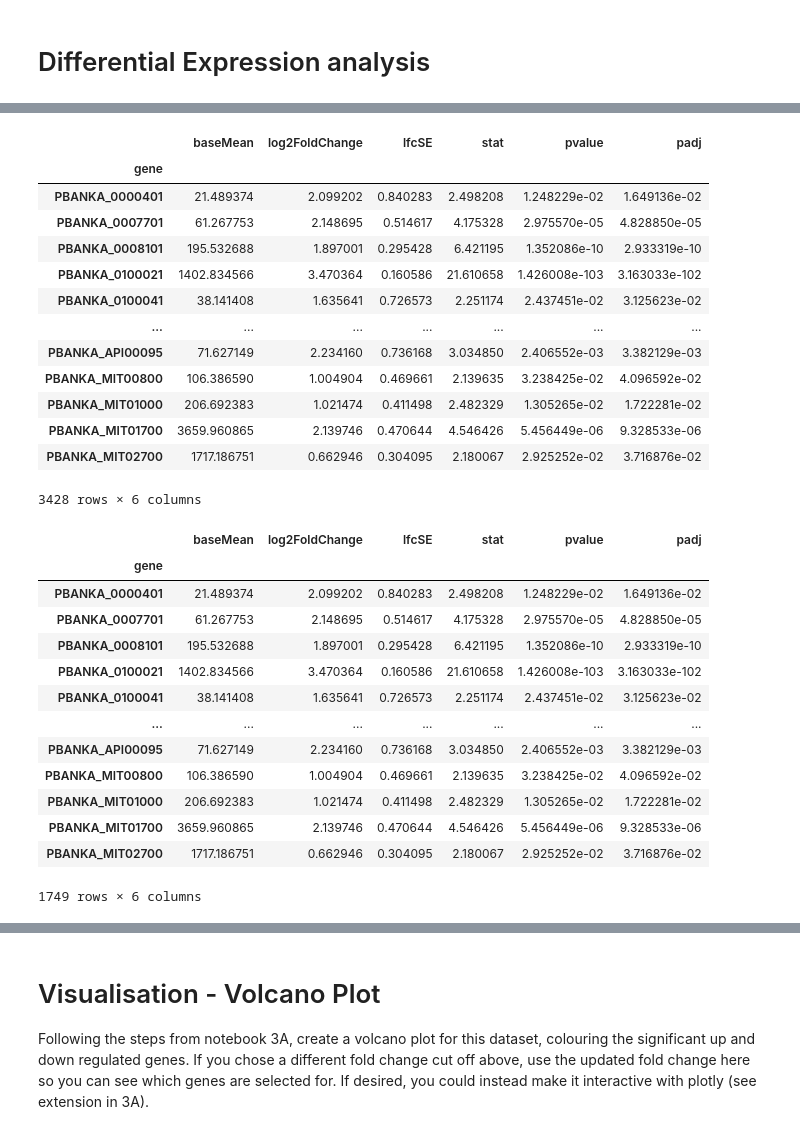
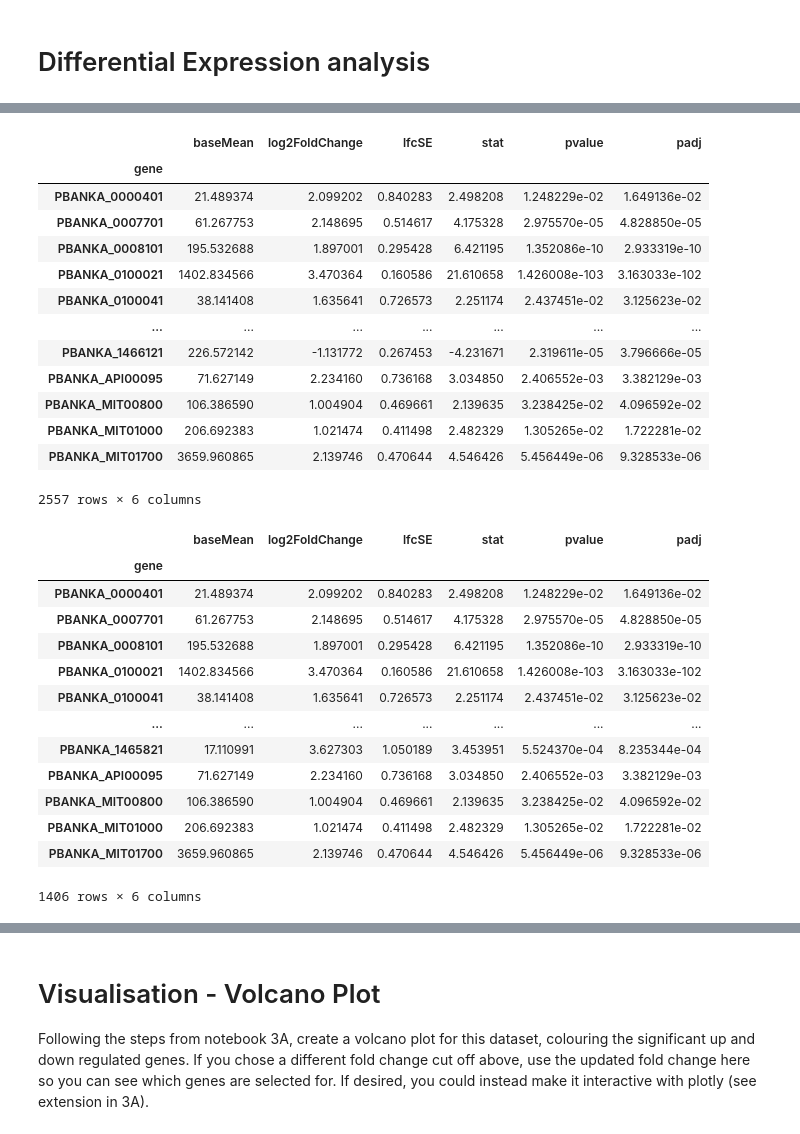
Before and after one commit to rmcolq/pathbio3, a Jupyter notebook: 3B - Differential Expression and GO enrichment_plasmodium.ipynb, the cells around one changed output, grey strips where cells are left out. Drawn from its saved outputs; the diff is of its cells as text; code cells hidden in the pictures.

```diff
--- a/3B - Differential Expression and GO enrichment_plasmodium.ipynb
+++ b/3B - Differential Expression and GO enrichment_plasmodium.ipynb
@@ -94,24 +94,24 @@ res=res[res.baseMean>=10]
 res=res[res.padj<=0.05]
 # %%
 # Get list of only genes that have an absolute fold change FC > 1.5 and the abs(logFoldChange) > np.log2(1.5)
-# You can play with the exact thresholds here, these are just a guide to filter the lists
-sigs=res[abs(res.log2FoldChange)>np.log2(1.5)]
+# You can play with the exact thresholds here, these are just a guide to filter the lists (I've used FC > 2 here!)
+sigs=res[abs(res.log2FoldChange)>np.log2(2)]
 sigs
 # %% [output]
 |  | baseMean | log2FoldChange | lfcSE | stat | pvalue | padj |
 | gene |  |  |  |  |  |  |
 | PBANKA_0000401 | 21.489374 | 2.099202 | 0.840283 | 2.498208 | 1.248229e-02 | 1.649136e-02 |
 | PBANKA_0007701 | 61.267753 | 2.148695 | 0.514617 | 4.175328 | 2.975570e-05 | 4.828850e-05 |
 | PBANKA_0008101 | 195.532688 | 1.897001 | 0.295428 | 6.421195 | 1.352086e-10 | 2.933319e-10 |
 | PBANKA_0100021 | 1402.834566 | 3.470364 | 0.160586 | 21.610658 | 1.426008e-103 | 3.163033e-102 |
 | PBANKA_0100041 | 38.141408 | 1.635641 | 0.726573 | 2.251174 | 2.437451e-02 | 3.125623e-02 |
 | ... | ... | ... | ... | ... | ... | ... |
+| PBANKA_1466121 | 226.572142 | -1.131772 | 0.267453 | -4.231671 | 2.319611e-05 | 3.796666e-05 |
 | PBANKA_API00095 | 71.627149 | 2.234160 | 0.736168 | 3.034850 | 2.406552e-03 | 3.382129e-03 |
 | PBANKA_MIT00800 | 106.386590 | 1.004904 | 0.469661 | 2.139635 | 3.238425e-02 | 4.096592e-02 |
 | PBANKA_MIT01000 | 206.692383 | 1.021474 | 0.411498 | 2.482329 | 1.305265e-02 | 1.722281e-02 |
 | PBANKA_MIT01700 | 3659.960865 | 2.139746 | 0.470644 | 4.546426 | 5.456449e-06 | 9.328533e-06 |
-| PBANKA_MIT02700 | 1717.186751 | 0.662946 | 0.304095 | 2.180067 | 2.925252e-02 | 3.716876e-02 |
-3428 rows × 6 columns
+2557 rows × 6 columns
 # %%
 # Save the up and down regulated genes separately
 up = sigs[sigs["log2FoldChange"] > 0]
@@ -126,12 +126,12 @@ up
 | PBANKA_0100021 | 1402.834566 | 3.470364 | 0.160586 | 21.610658 | 1.426008e-103 | 3.163033e-102 |
 | PBANKA_0100041 | 38.141408 | 1.635641 | 0.726573 | 2.251174 | 2.437451e-02 | 3.125623e-02 |
 | ... | ... | ... | ... | ... | ... | ... |
+| PBANKA_1465821 | 17.110991 | 3.627303 | 1.050189 | 3.453951 | 5.524370e-04 | 8.235344e-04 |
 | PBANKA_API00095 | 71.627149 | 2.234160 | 0.736168 | 3.034850 | 2.406552e-03 | 3.382129e-03 |
 | PBANKA_MIT00800 | 106.386590 | 1.004904 | 0.469661 | 2.139635 | 3.238425e-02 | 4.096592e-02 |
 | PBANKA_MIT01000 | 206.692383 | 1.021474 | 0.411498 | 2.482329 | 1.305265e-02 | 1.722281e-02 |
 | PBANKA_MIT01700 | 3659.960865 | 2.139746 | 0.470644 | 4.546426 | 5.456449e-06 | 9.328533e-06 |
-| PBANKA_MIT02700 | 1717.186751 | 0.662946 | 0.304095 | 2.180067 | 2.925252e-02 | 3.716876e-02 |
-1749 rows × 6 columns
+1406 rows × 6 columns
 # %%
 down = sigs[sigs["log2FoldChange"] < 0]
 down.to_csv(f"analysis/{prefix}/de/{comparison}.down.csv")
```
Also changed, not shown: parts of 4 cells of this notebook, 2 other files.
